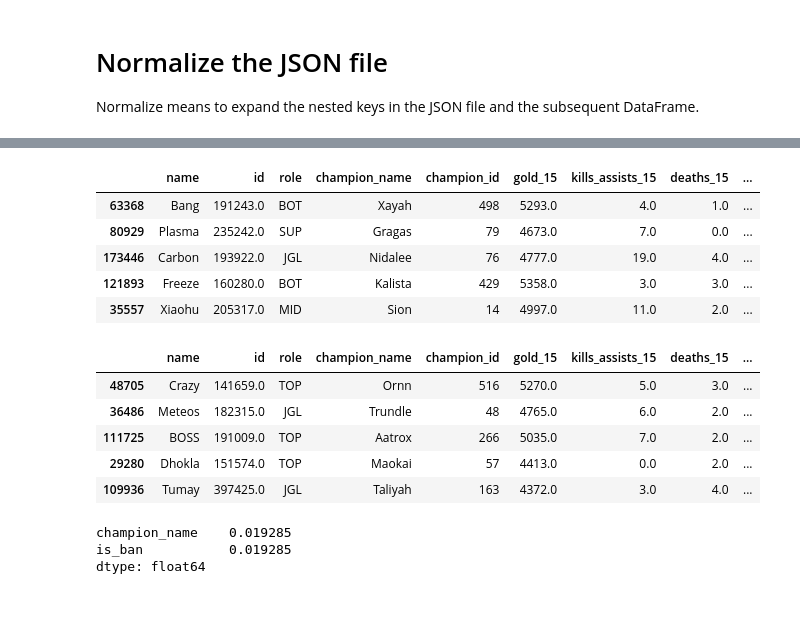
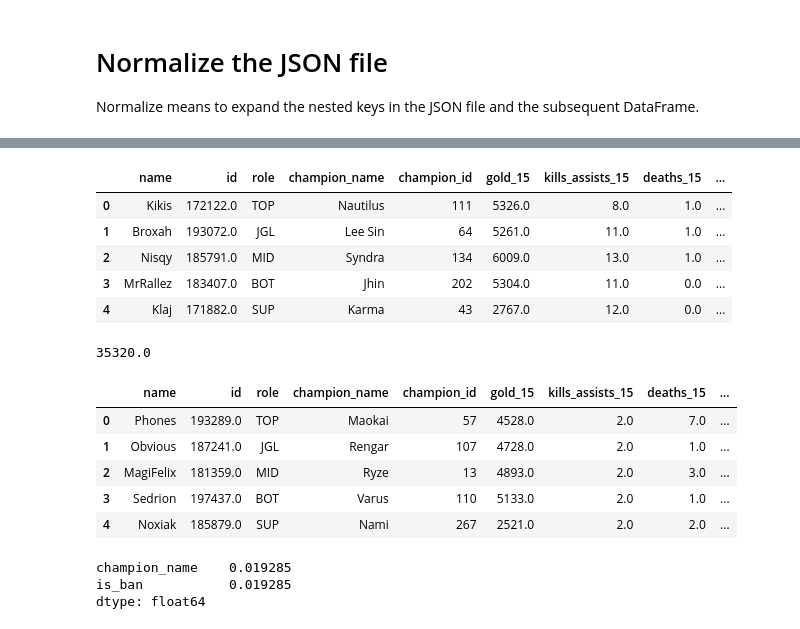
Before and after one commit to stephanyvargas/LoL_winner_predictor, a Jupyter notebook: notebooks/simple_model_Stephy.ipynb, the cells around one changed output, grey strips where cells are left out. Saved outputs shown, nothing was run; the diff lists cells and outputs as text; code cells hidden in the pictures.

```diff
--- a/notebooks/simple_model_Stephy.ipynb
+++ b/notebooks/simple_model_Stephy.ipynb
@@ -68,29 +65,34 @@ df_teams.head()
 # %%
 #Make a dataframe dedicated to the team BLUE
 df_normalized_teams['teams.BLUE.players'].explode()
 df_normalized_BLUE = pd.json_normalize(df_normalized_teams['teams.BLUE.players'].explode())
 df_BLUE = df_normalized_BLUE.copy()
-df_BLUE.sample(5)
+df_BLUE.head(5)
 # %% [output]
 |  | name | id | role | champion_name | champion_id | gold_15 | kills_assists_15 | deaths_15 | ... |
-| 63368 | Bang | 191243.0 | BOT | Xayah | 498 | 5293.0 | 4.0 | 1.0 | ... |
-| 80929 | Plasma | 235242.0 | SUP | Gragas | 79 | 4673.0 | 7.0 | 0.0 | ... |
-| 173446 | Carbon | 193922.0 | JGL | Nidalee | 76 | 4777.0 | 19.0 | 4.0 | ... |
-| 121893 | Freeze | 160280.0 | BOT | Kalista | 429 | 5358.0 | 3.0 | 3.0 | ... |
-| 35557 | Xiaohu | 205317.0 | MID | Sion | 14 | 4997.0 | 11.0 | 2.0 | ... |
+| 0 | Kikis | 172122.0 | TOP | Nautilus | 111 | 5326.0 | 8.0 | 1.0 | ... |
+| 1 | Broxah | 193072.0 | JGL | Lee Sin | 64 | 5261.0 | 11.0 | 1.0 | ... |
+| 2 | Nisqy | 185791.0 | MID | Syndra | 134 | 6009.0 | 13.0 | 1.0 | ... |
+| 3 | MrRallez | 183407.0 | BOT | Jhin | 202 | 5304.0 | 11.0 | 0.0 | ... |
+| 4 | Klaj | 171882.0 | SUP | Karma | 43 | 2767.0 | 12.0 | 0.0 | ... |
+# %%
+#Check that it matches 5 players per game
+len(df_BLUE)/5
+# %% [output]
+35320.0
 # %%
 #Make a dataframe dedicated to the team RED
 df_normalized_teams['teams.RED.players'].explode()
 df_normalized_RED = pd.json_normalize(df_normalized_teams['teams.RED.players'].explode())
 df_RED = df_normalized_RED.copy()
-df_RED.sample(5)
+df_RED.head(5)
 # %% [output]
 |  | name | id | role | champion_name | champion_id | gold_15 | kills_assists_15 | deaths_15 | ... |
-| 48705 | Crazy | 141659.0 | TOP | Ornn | 516 | 5270.0 | 5.0 | 3.0 | ... |
-| 36486 | Meteos | 182315.0 | JGL | Trundle | 48 | 4765.0 | 6.0 | 2.0 | ... |
-| 111725 | BOSS | 191009.0 | TOP | Aatrox | 266 | 5035.0 | 7.0 | 2.0 | ... |
-| 29280 | Dhokla | 151574.0 | TOP | Maokai | 57 | 4413.0 | 0.0 | 2.0 | ... |
-| 109936 | Tumay | 397425.0 | JGL | Taliyah | 163 | 4372.0 | 3.0 | 4.0 | ... |
+| 0 | Phones | 193289.0 | TOP | Maokai | 57 | 4528.0 | 2.0 | 7.0 | ... |
+| 1 | Obvious | 187241.0 | JGL | Rengar | 107 | 4728.0 | 2.0 | 1.0 | ... |
+| 2 | MagiFelix | 181359.0 | MID | Ryze | 13 | 4893.0 | 2.0 | 3.0 | ... |
+| 3 | Sedrion | 197437.0 | BOT | Varus | 110 | 5133.0 | 2.0 | 1.0 | ... |
+| 4 | Noxiak | 185879.0 | SUP | Nami | 267 | 2521.0 | 2.0 | 2.0 | ... |
 # %%
 #Make a dataframe dedicated to the Bans
 df_normalized_teams['picks_bans'].explode()
```
Also changed, not shown: parts of 45 cells of this notebook.
